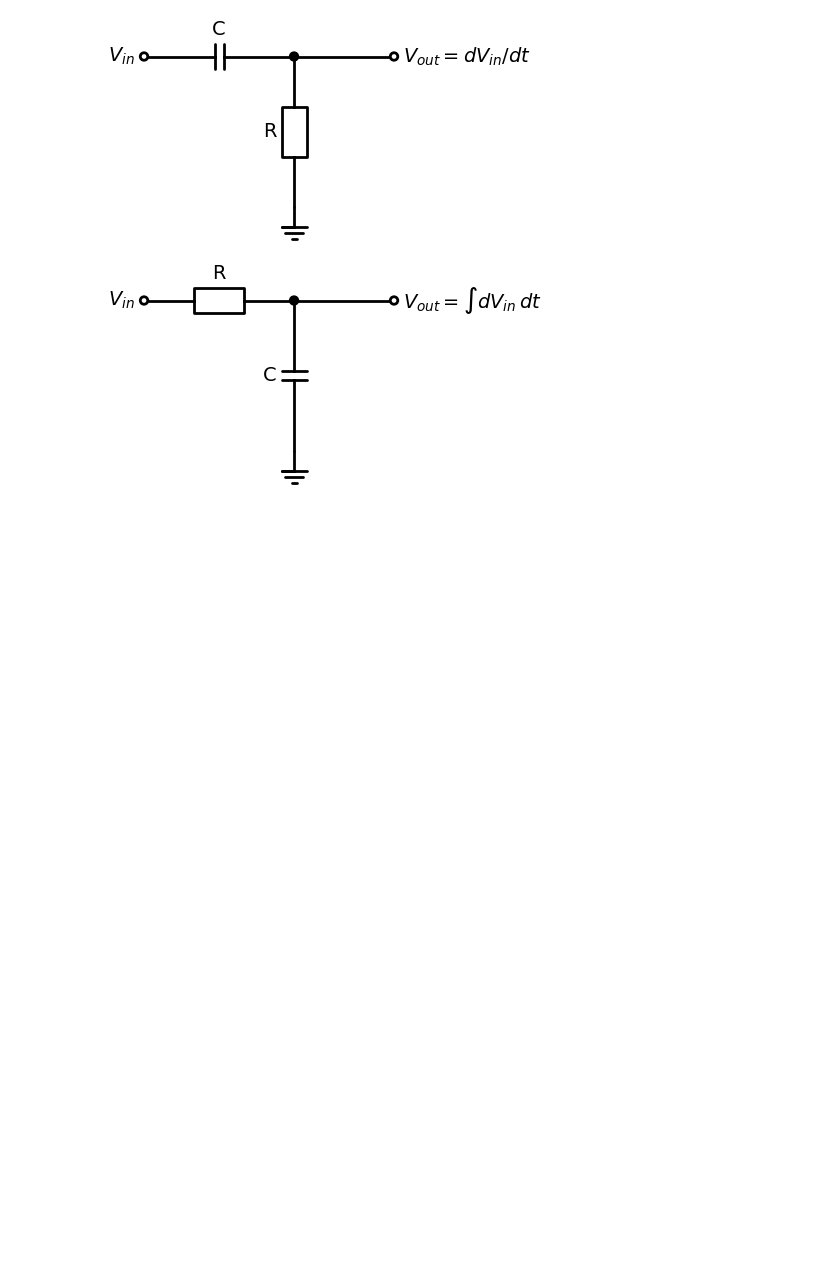
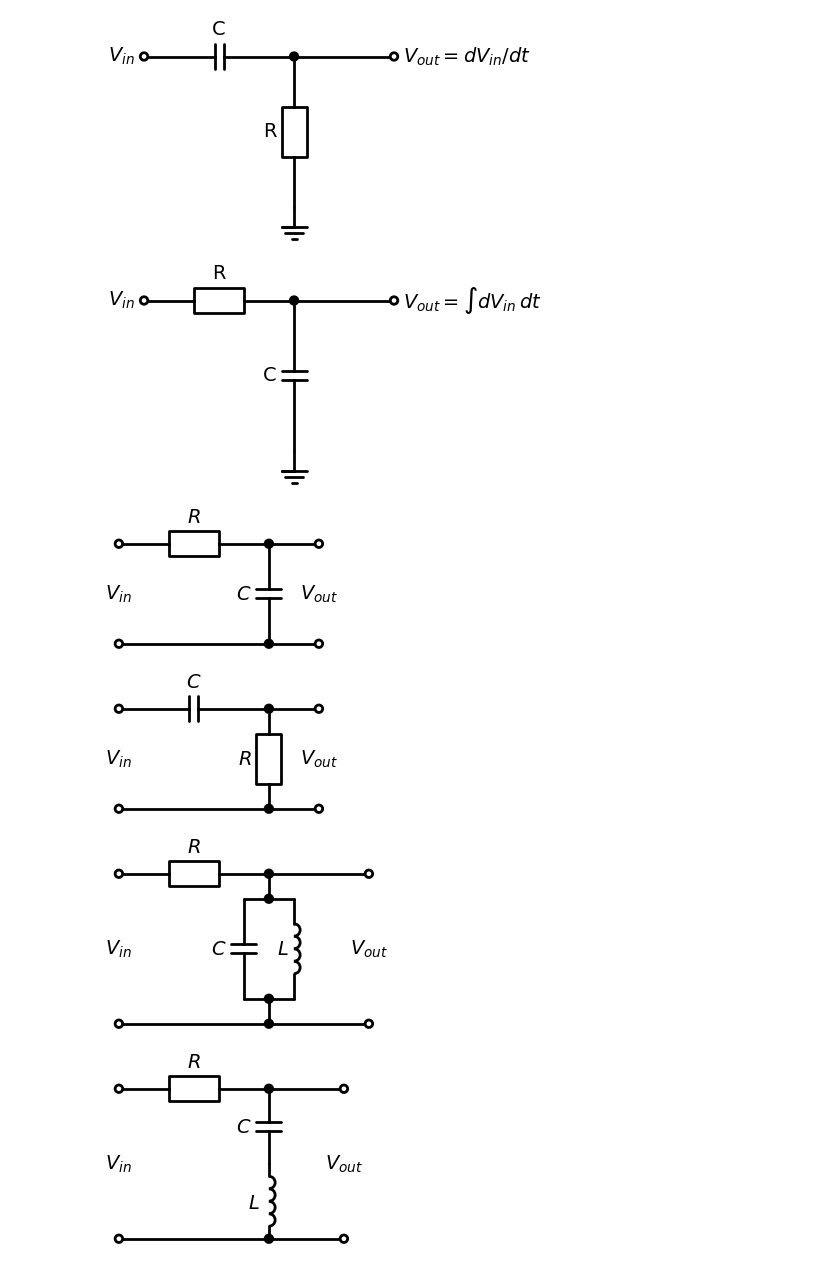
Before and after one commit to ekafex/electronics, a Jupyter notebook: Lectures/Circuit_Draw.ipynb, the cells around one changed output. Drawn from its saved outputs; the diff is of its cells as text; code cells hidden in the pictures; blank space fills up the shorter version.

```diff
--- a/Lectures/Circuit_Draw.ipynb
+++ b/Lectures/Circuit_Draw.ipynb
@@ -358,6 +365,58 @@ with schemdraw.Drawing() as d:
 # %% [output]
 [figure]
 [figure]
+# %%
+with schemdraw.Drawing() as d:
+    elm.Gap().label(r'$V_{in}$').up().length(2)
+    elm.Resistor().right().label(r'$R$').idot(open=True).dot()
+    C=elm.Capacitor().down().label(r'$C$').length(2)
+    elm.Line().at(C.start).right().dot(open=True).length(1)
+    elm.Gap().label(r'$V_{out}$').down().length(2)
+    elm.Line().left().idot(open=True).dot().length(1)
+    elm.Line().left().dot(open=True)
+    d.save('figs/RC_LowPass.svg',transparent=False)
+
+with schemdraw.Drawing() as d:
+    elm.Gap().label(r'$V_{in}$').up().length(2)
+    elm.Capacitor().right().label(r'$C$').idot(open=True).dot()
+    R=elm.Resistor().down().label(r'$R$').length(2)
+    elm.Line().at(C.start).right().dot(open=True).length(1)
+    elm.Gap().label(r'$V_{out}$').down().length(2)
+    elm.Line().left().idot(open=True).dot().length(1)
+    elm.Line().left().dot(open=True)
+    d.save('figs/RC_HighPass.svg',transparent=False)
+
+with schemdraw.Drawing() as d:
+    Vin=elm.Gap().label(r'$V_{in}$').up()#.length(2)
+    elm.Resistor().right().label(r'$R$').idot(open=True).dot()
+    lu= elm.Line().length(0.5).dot().down()
+    elm.Line().left().length(0.5)
+    elm.Capacitor().down().label(r'$C$').length(2)
+    elm.Line().at(lu.end).right().length(0.5)
+    elm.Inductor().down().label(r'$L$').length(2)
+    ld = elm.Line().left().dot().length(0.5)
+    elm.Line().left().length(0.5)
+    elm.Line().at(ld.end).down().length(0.5).dot()
+    elm.Line().at(lu.start).right().length(2).dot(open=True)
+    Vout=elm.Gap().label(r'$V_{out}$').down()#.length(2)
+    elm.Line().at(Vin.start).tox(Vout.start).idot(open=True).dot(open=True)
+    d.save('figs/RCL_BandPass.svg',transparent=False)
+
+
+with schemdraw.Drawing() as d:
+    Vin=elm.Gap().label(r'$V_{in}$').up()#.length(2)
+    R = elm.Resistor().right().label(r'$R$').idot(open=True).dot()
+    elm.Capacitor().down().label(r'$C$').length(1.5)
+    elm.Inductor().down().label(r'$L$').length(1.5).dot()
+    elm.Line().at(R.end).right().length(1.5).dot(open=True)
+    Vout=elm.Gap().label(r'$V_{out}$').down()#.length(2)
+    elm.Line().at(Vin.start).tox(Vout.start).idot(open=True).dot(open=True)
+    d.save('figs/RCL_BandBlock.svg',transparent=False)
+# %% [output]
+[figure, added]
+[figure, added]
+[figure, added]
+[figure, added]
 # %%
 with schemdraw.Drawing():
     bb = pictorial.Breadboard().up()
```
Also changed, not shown: parts of 6 cells of this notebook, 2 other files.
